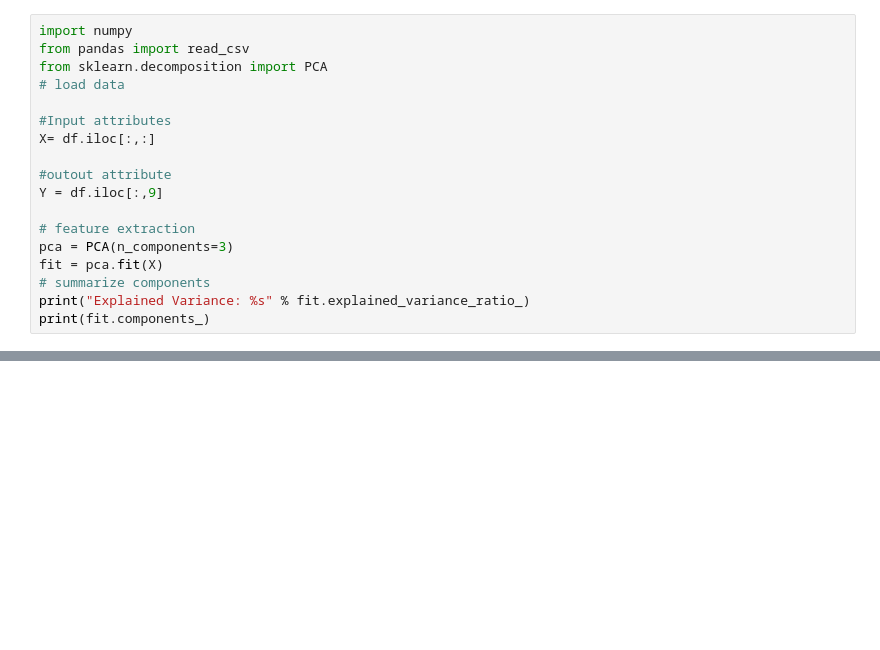
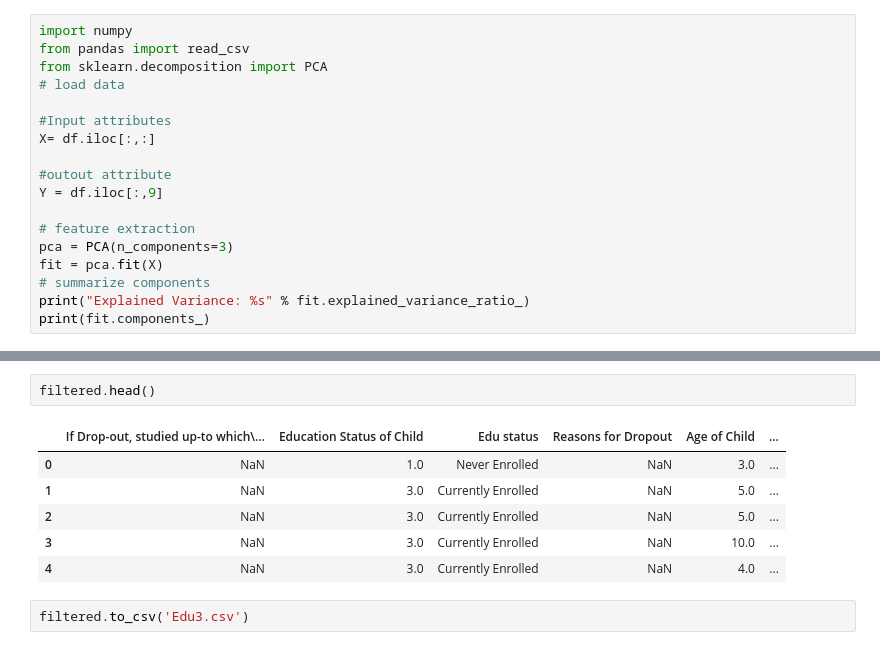
Before and after one commit to AliShujjat/DropOutRatesInPakistan, a Jupyter notebook: DSProject.ipynb, the cells around one changed output, grey strips where cells are left out. Cells and saved outputs as stored; diff of their text form; blank space fills up the shorter version.

```diff
--- a/DSProject.ipynb
+++ b/DSProject.ipynb
@@ -215,0 +258,11 @@ print(model.feature_importances_)
+# %%
+filtered.head()
+# %% [output]
+|  | If Drop-out, studied up-to which\... | Education Status of Child | Edu status | Reasons for Dropout | Age of Child | ... |
+| 0 | NaN | 1.0 | Never Enrolled | NaN | 3.0 | ... |
+| 1 | NaN | 3.0 | Currently Enrolled | NaN | 5.0 | ... |
+| 2 | NaN | 3.0 | Currently Enrolled | NaN | 5.0 | ... |
+| 3 | NaN | 3.0 | Currently Enrolled | NaN | 10.0 | ... |
+| 4 | NaN | 3.0 | Currently Enrolled | NaN | 4.0 | ... |
+# %%
+filtered.to_csv('Edu3.csv')
```
Also changed, not shown: parts of 10 cells of this notebook.
